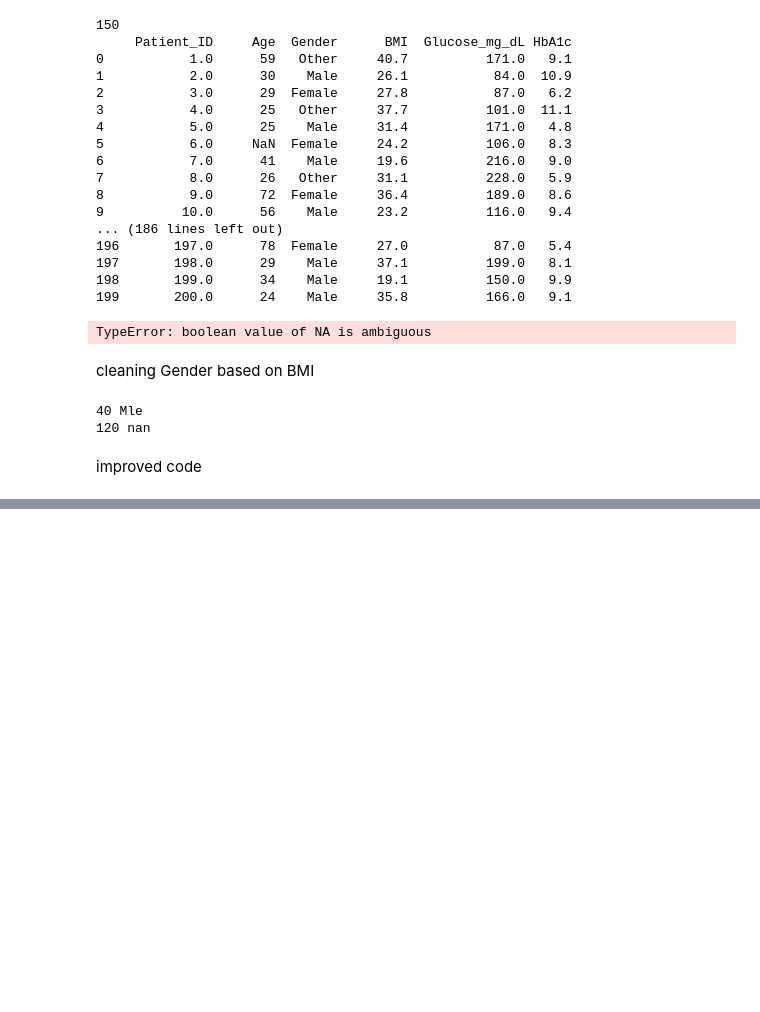
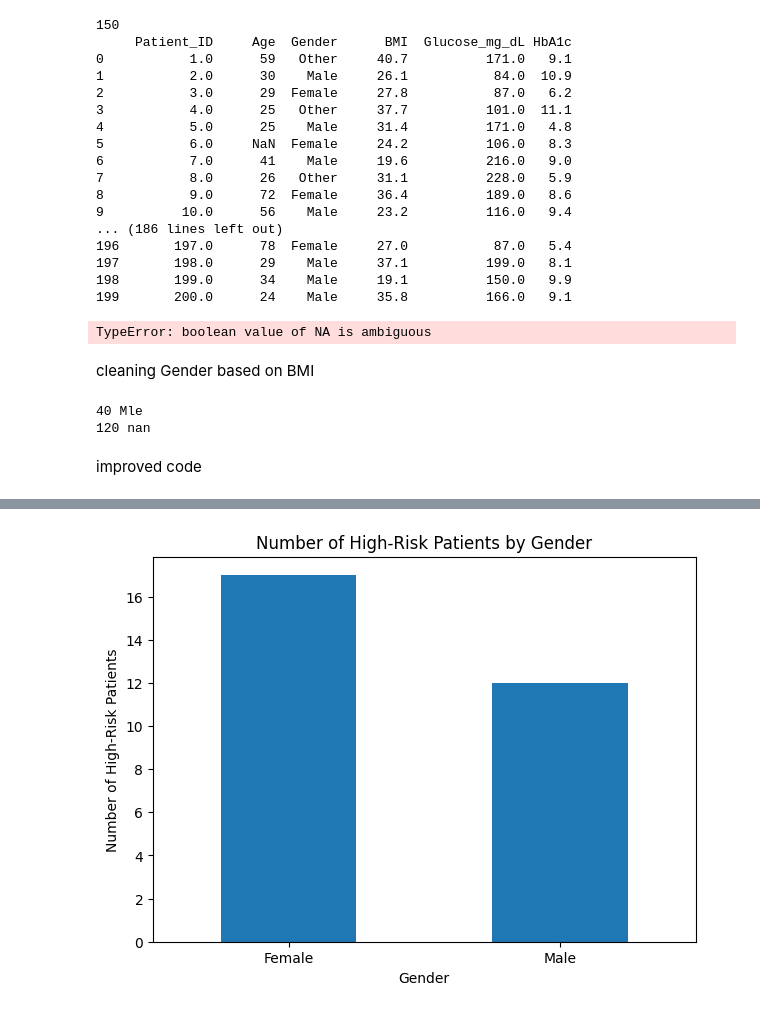
Before and after one commit to asmaanjum0910-sketch/data-science-60-days, a Jupyter notebook: Datascience.ipynb, the cells around one changed output, grey strips where cells are left out. Drawn from its saved outputs; the diff is of its cells as text; code cells hidden in the pictures; blank space fills up the shorter version.

```diff
--- a/Datascience.ipynb
+++ b/Datascience.ipynb
@@ -1996,0 +2220,96 @@ dtype: int64
+# %%
+import matplotlib.pyplot as plt
+
+# =========================================================
+# Calculate average and median
+# =========================================================
+
+glucose_avg = df['Glucose_mg_dL'].mean()
+hba1c_avg = df['HbA1c'].mean()
+bmi_median = df['BMI'].median()
+
+print("Average Glucose:", round(glucose_avg, 2))
+print("Average HbA1c:", round(hba1c_avg, 2))
+print("Median BMI:", round(bmi_median, 2))
+
+
+# =========================================================
+# Find High-Risk Patients
+# =========================================================
+
+high_risk = df[
+    (df['Glucose_mg_dL'] > glucose_avg) &
+    (df['HbA1c'] > hba1c_avg) &
+    (df['BMI'] > bmi_median)
+]
+
+
+# =========================================================
+# Sort by HbA1c descending
+# =========================================================
+
+high_risk = high_risk.sort_values(
+    by='HbA1c',
+    ascending=False
+)
+
+print("\nHigh-Risk Patients:")
+print(high_risk)
+
+
+# =========================================================
+# Count by Gender
+# =========================================================
+
+gender_count = high_risk['Gender'].value_counts()
+
+print("\nHigh-Risk Patients by Gender:")
+print(gender_count)
+
+
+# =========================================================
+# Bar Chart
+# =========================================================
+
+gender_count.plot(
+    kind='bar',
+    figsize=(7, 5)
+)
+
+plt.title('Number of High-Risk Patients by Gender')
+plt.xlabel('Gender')
+plt.ylabel('Number of High-Risk Patients')
+plt.xticks(rotation=0)
+
+plt.show()
+
+
+# =========================================================
+# Average Glucose and HbA1c by Gender
+# =========================================================
+
+gender_average = high_risk.groupby('Gender')[
+    ['Glucose_mg_dL', 'HbA1c']
+].mean()
+
+print("\nAverage Glucose and HbA1c by Gender:")
+print(gender_average)
+
+
+# =========================================================
+# Line Plot
+# =========================================================
+
+gender_average.plot(
+    kind='line',
+    marker='o',
+    figsize=(8, 5)
+)
+
+plt.title('Average Glucose and HbA1c by Gender')
+plt.xlabel('Gender')
+plt.ylabel('Average Value')
+plt.legend(['Glucose', 'HbA1c'])
+
+plt.show()
+# %% [output]
@@ -1996,0 +2333 @@ dtype: int64
+[figure, added]
```
Also changed, not shown: parts of 15 cells of this notebook.
